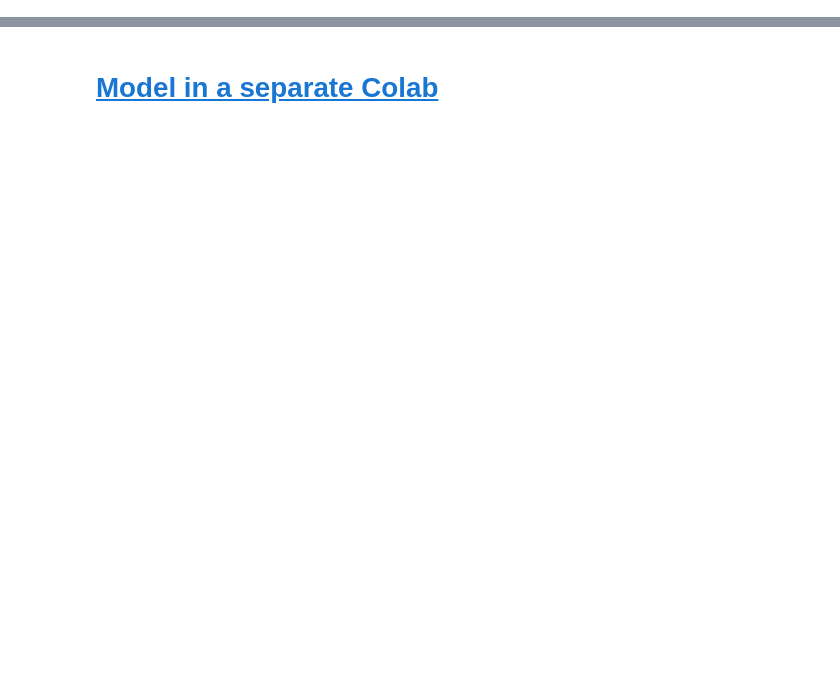
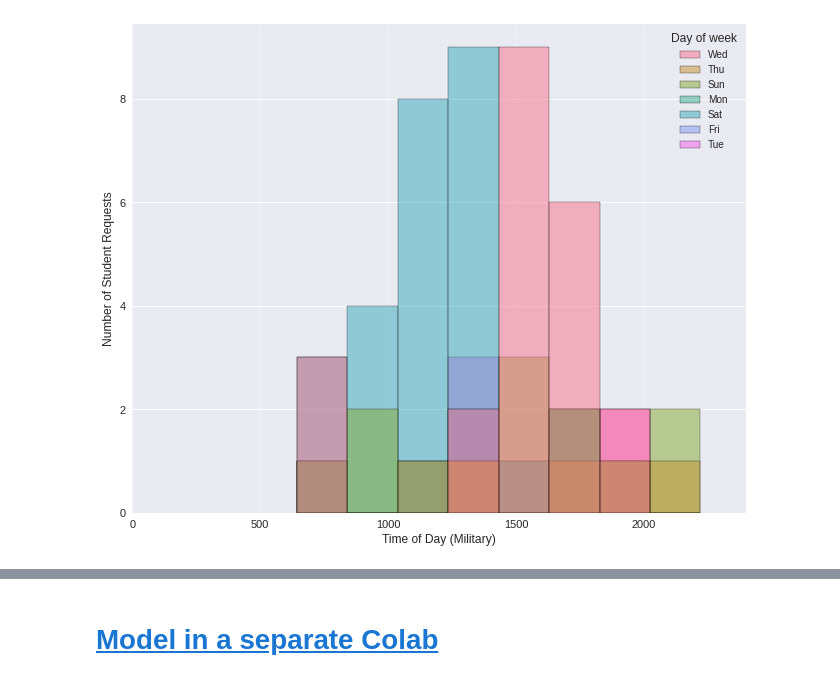
Before and after one commit to sachsac/teaching_data, a Jupyter notebook: TA_Hours_Analysis.ipynb, the cells around one changed output, grey strips where cells are left out. Saved outputs shown, nothing was run; the diff lists cells and outputs as text; code cells hidden in the pictures; blank space fills up the shorter version.

```diff
--- a/TA_Hours_Analysis.ipynb
+++ b/TA_Hours_Analysis.ipynb
@@ -159,0 +70,10 @@ Shockingly, contact is almost 50/50 regarding if a student asks a TA for help du
+# %%
+sns.histplot(data = df, x='Pacific Time (Military)', hue = "Day of week", bins = 'auto')
+plt.grid(axis = 'x', alpha = 0.3)
+plt.xlim(0,2400)
+plt.xticks(rotation = 0, fontsize = 11)
+plt.yticks(fontsize = 11)
+plt.xlabel('Time of Day (Military)', fontsize = 12)
+plt.ylabel('Number of Student Requests', fontsize = 12);
+# %% [output]
+[figure, added]
```
Also changed, not shown: parts of 64 cells of this notebook.
